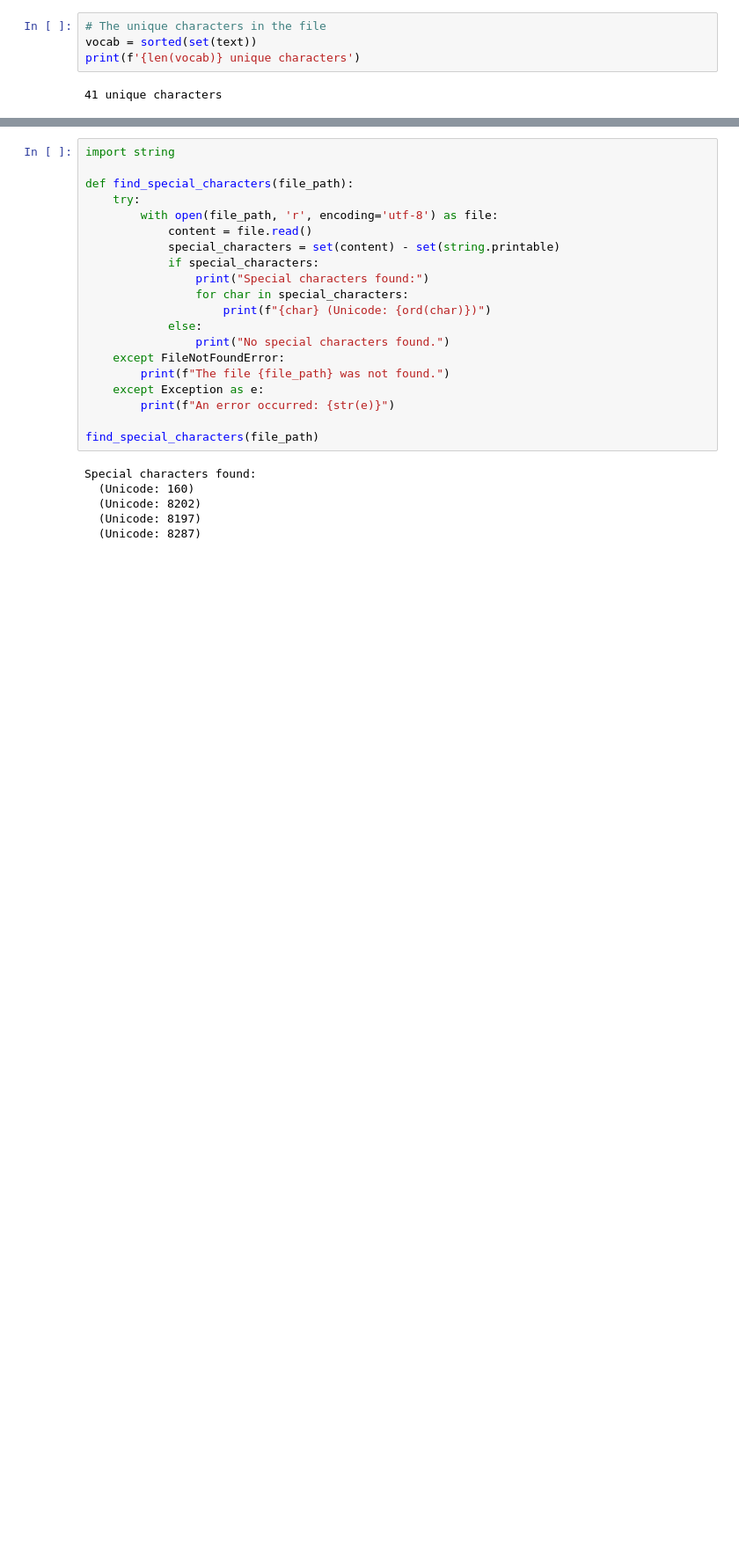
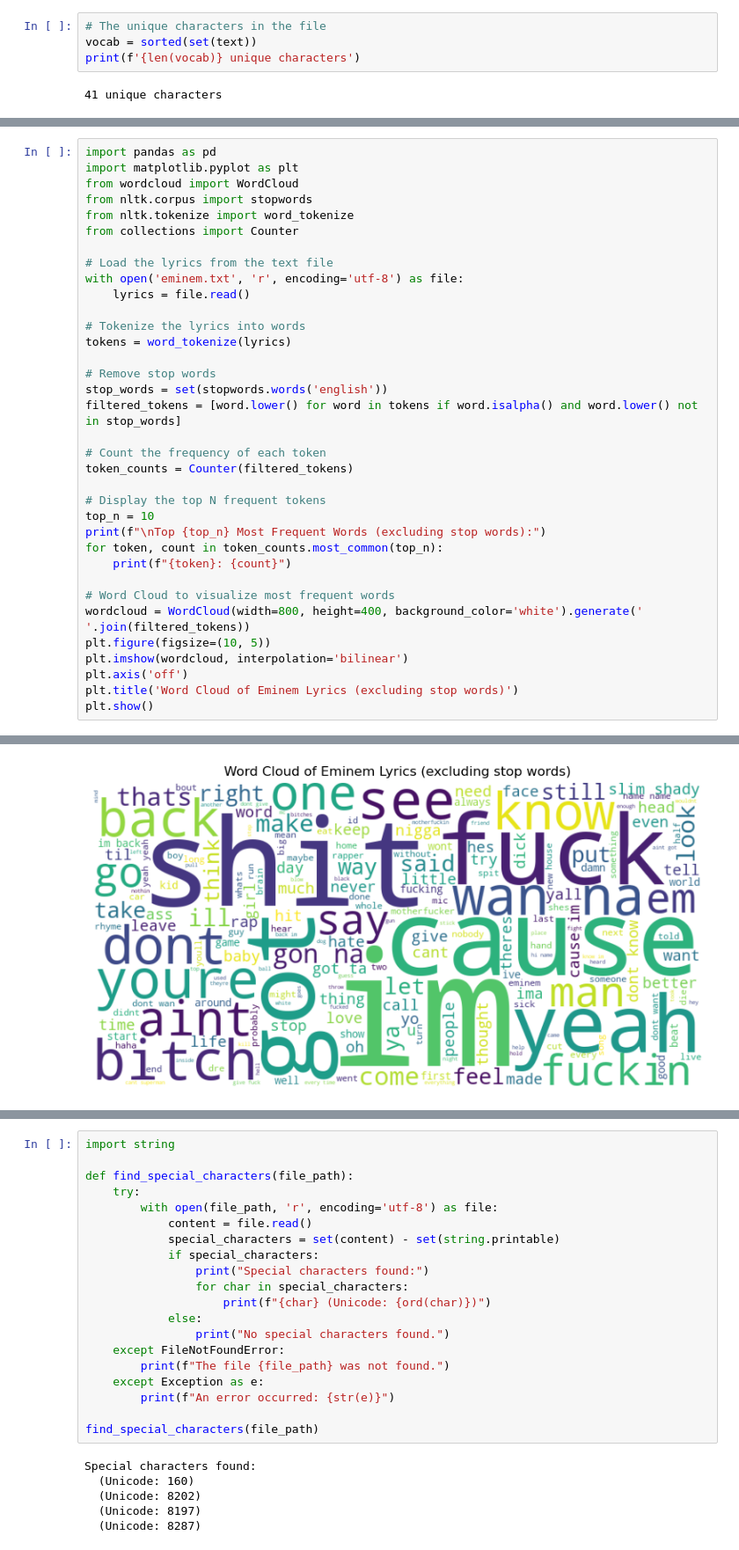
Before and after one commit to shnkreddy98/AILyricsGenerator, a Jupyter notebook: Proj.ipynb, the cells around one changed output, grey strips where cells are left out. Shown at 88% size. Cells and saved outputs as stored; diff of their text form; blank space fills up the shorter version.

```diff
--- a/Model_0.ipynb
+++ b/Proj.ipynb
@@ -66,0 +83,36 @@ print(f'{len(vocab)} unique characters')
+# %%
+import pandas as pd
+import matplotlib.pyplot as plt
+from wordcloud import WordCloud
+from nltk.corpus import stopwords
+from nltk.tokenize import word_tokenize
+from collections import Counter
+
+# Load the lyrics from the text file
+with open('eminem.txt', 'r', encoding='utf-8') as file:
+    lyrics = file.read()
+
+# Tokenize the lyrics into words
+tokens = word_tokenize(lyrics)
+
+# Remove stop words
+stop_words = set(stopwords.words('english'))
+filtered_tokens = [word.lower() for word in tokens if word.isalpha() and word.lower() not in stop_words]
+
+# Count the frequency of each token
+token_counts = Counter(filtered_tokens)
+
+# Display the top N frequent tokens
+top_n = 10
+print(f"\nTop {top_n} Most Frequent Words (excluding stop words):")
+for token, count in token_counts.most_common(top_n):
+    print(f"{token}: {count}")
+
+# Word Cloud to visualize most frequent words
+wordcloud = WordCloud(width=800, height=400, background_color='white').generate(' '.join(filtered_tokens))
+plt.figure(figsize=(10, 5))
+plt.imshow(wordcloud, interpolation='bilinear')
+plt.axis('off')
+plt.title('Word Cloud of Eminem Lyrics (excluding stop words)')
+plt.show()
+# %% [output]
@@ -66,0 +130 @@ print(f'{len(vocab)} unique characters')
+[figure, added]
```
Also changed, not shown: parts of 20 cells of this notebook, 4 other files.
